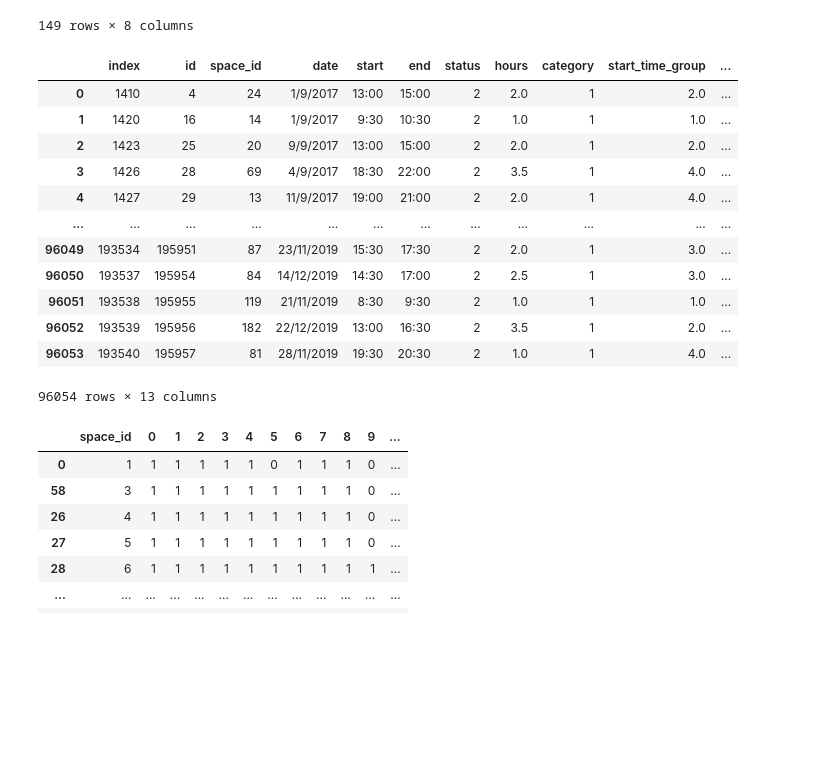
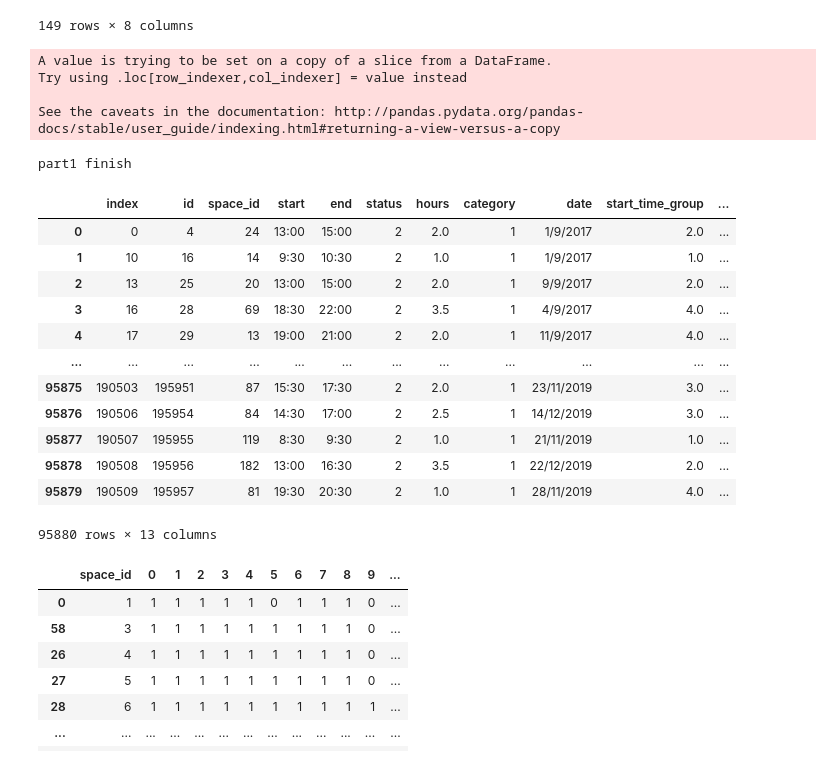
Before and after one commit to Pianochicken/NTPU_Pickone_Dynamic_Pricing, a Jupyter notebook: Data/Code/Pickone_Dynamic_Pricing.ipynb, the cells around one changed output. Saved outputs shown, nothing was run; the diff lists cells and outputs as text; code cells hidden in the pictures; blank space fills up the shorter version.

```diff
--- a/Data/Code/Pickone_Dynamic_Pricing.ipynb
+++ b/Data/Code/Pickone_Dynamic_Pricing.ipynb
@@ -159,8 +165,10 @@ data_space
 # Delete specific user_id, and add 'start_time_group', 'end_time_group','weekday','Is_holiday' as new columns
 
 #####  真實 order 訂單處理  #####
-data_order = pd.read_csv("old_new_order_origional2.csv", encoding = 'big5') #生
+data_order = pd.read_csv("orders.csv", encoding = 'big5') #若無法正確讀取原始檔，編碼方式請改為utf-8
 order_created_at = data_order[['id','created_at']]
+order_date = data_order[['id','date']]
+
 #####。刪除特定user_id(employee)
 data_order = data_order.loc[data_order['user_id'] != 1307]
 data_order = data_order.loc[data_order['user_id'] != 798]
@@ -198,7 +206,12 @@ import pytz
 data_god_account = pd.read_csv("god_account_view.csv", encoding = 'utf-8')
 
 #轉datetime
-data_god_account = data_god_account.fillna(dt.datetime(2020,1,17)) #日期為今日日期
+today = dt.datetime.now().astimezone(pytz.timezone('Asia/Taipei')).strftime("%d/%m/%Y")
+today = dt.datetime.strptime(today, "%d/%m/%Y")
+
+oneday = dt.timedelta(days=1)
+yesterday = today - oneday
+data_god_account = data_god_account.fillna(yesterday)
 
 #轉成list以抽取資料
 data_order['created_at'] = pd.to_datetime(data_order['created_at'])
@@ -222,6 +235,14 @@ for i in range(len(data_god_account)):
 last = masterDF.append(data_order, ignore_index=True)
 data_order = last.drop_duplicates(subset='id', keep=False, inplace=False)
 
+#刪除超過今天的訂單
+data_order['date']=pd.to_datetime(data_order['date'], format = '%d/%m/%Y')
+data_order = data_order[data_order['date'] <= yesterday]
+
+data_order = data_order.drop('date', axis = 1)
+data_order = pd.merge(data_order, order_date, on=['id'], how='left')
+
+print("part1 finish")
 #丟掉真實訂單中我們不需要的欄位，並且丟掉沒成立的訂單與月票訂單
 data_order = data_order.drop('user_id', axis = 1)
 data_order = data_order.drop('no', axis = 1)
@@ -250,46 +271,51 @@ timegroup4 = ['18:00','18:30','19:00','19:30','20:00','20:30','21:00','21:30','2
 for i in range(len(data_order)):
   if data_order.loc[i, 'start'] in timegroup1:
     data_order.loc[i, 'start_time_group'] = 1
   elif data_order.loc[i, 'start'] in timegroup2:
     data_order.loc[i, 'start_time_group'] = 2
   elif data_order.loc[i, 'start'] in timegroup3:
     data_order.loc[i, 'start_time_group'] = 3
   elif data_order.loc[i, 'start'] in timegroup4:
     data_order.loc[i, 'start_time_group'] = 4
   if data_order.loc[i, 'end'] in timegroup1:
     data_order.loc[i, 'end_time_group'] = 1
   elif data_order.loc[i, 'end'] in timegroup2:
     data_order.loc[i, 'end_time_group'] = 2
   elif data_order.loc[i, 'end'] in timegroup3:
     data_order.loc[i, 'end_time_group'] = 3
   elif data_order.loc[i, 'end'] in timegroup4:
     data_order.loc[i, 'end_time_group'] = 4
 
 #新增weekday跟Is_holiday
 from datetime import datetime
 for i in range(len(data_order)):
   data_order.loc[i,'weekday'] = datetime.strptime(data_order.loc[i,'date'],'%d/%m/%Y').weekday()
   data_order.loc[i,'weekday'] += 1
   if (data_order.loc[i,'weekday'] == 6 or data_order.loc[i,'weekday'] == 7):
     data_order.loc[i,'Is_holiday'] = 1
   else:
     data_order.loc[i,'Is_holiday'] = 0
 
 data_order
 # %% [output]
+A value is trying to be set on a copy of a slice from a DataFrame.
+Try using .loc[row_indexer,col_indexer] = value instead
+
+See the caveats in the documentation: http://pandas.pydata.org/pandas-docs/stable/user_guide/indexing.html#returning-a-view-versus-a-copy
+part1 finish
-|  | index | id | space_id | date | start | end | status | hours | category | start_time_group | ... |
-| 0 | 1410 | 4 | 24 | 1/9/2017 | 13:00 | 15:00 | 2 | 2.0 | 1 | 2.0 | ... |
-| 1 | 1420 | 16 | 14 | 1/9/2017 | 9:30 | 10:30 | 2 | 1.0 | 1 | 1.0 | ... |
-| 2 | 1423 | 25 | 20 | 9/9/2017 | 13:00 | 15:00 | 2 | 2.0 | 1 | 2.0 | ... |
-| 3 | 1426 | 28 | 69 | 4/9/2017 | 18:30 | 22:00 | 2 | 3.5 | 1 | 4.0 | ... |
-| 4 | 1427 | 29 | 13 | 11/9/2017 | 19:00 | 21:00 | 2 | 2.0 | 1 | 4.0 | ... |
+|  | index | id | space_id | start | end | status | hours | category | date | start_time_group | ... |
+| 0 | 0 | 4 | 24 | 13:00 | 15:00 | 2 | 2.0 | 1 | 1/9/2017 | 2.0 | ... |
+| 1 | 10 | 16 | 14 | 9:30 | 10:30 | 2 | 1.0 | 1 | 1/9/2017 | 1.0 | ... |
+| 2 | 13 | 25 | 20 | 13:00 | 15:00 | 2 | 2.0 | 1 | 9/9/2017 | 2.0 | ... |
+| 3 | 16 | 28 | 69 | 18:30 | 22:00 | 2 | 3.5 | 1 | 4/9/2017 | 4.0 | ... |
+| 4 | 17 | 29 | 13 | 19:00 | 21:00 | 2 | 2.0 | 1 | 11/9/2017 | 4.0 | ... |
 | ... | ... | ... | ... | ... | ... | ... | ... | ... | ... | ... | ... |
-| 96049 | 193534 | 195951 | 87 | 23/11/2019 | 15:30 | 17:30 | 2 | 2.0 | 1 | 3.0 | ... |
-| 96050 | 193537 | 195954 | 84 | 14/12/2019 | 14:30 | 17:00 | 2 | 2.5 | 1 | 3.0 | ... |
-| 96051 | 193538 | 195955 | 119 | 21/11/2019 | 8:30 | 9:30 | 2 | 1.0 | 1 | 1.0 | ... |
-| 96052 | 193539 | 195956 | 182 | 22/12/2019 | 13:00 | 16:30 | 2 | 3.5 | 1 | 2.0 | ... |
-| 96053 | 193540 | 195957 | 81 | 28/11/2019 | 19:30 | 20:30 | 2 | 1.0 | 1 | 4.0 | ... |
+| 95875 | 190503 | 195951 | 87 | 15:30 | 17:30 | 2 | 2.0 | 1 | 23/11/2019 | 3.0 | ... |
+| 95876 | 190506 | 195954 | 84 | 14:30 | 17:00 | 2 | 2.5 | 1 | 14/12/2019 | 3.0 | ... |
+| 95877 | 190507 | 195955 | 119 | 8:30 | 9:30 | 2 | 1.0 | 1 | 21/11/2019 | 1.0 | ... |
+| 95878 | 190508 | 195956 | 182 | 13:00 | 16:30 | 2 | 3.5 | 1 | 22/12/2019 | 2.0 | ... |
+| 95879 | 190509 | 195957 | 81 | 19:30 | 20:30 | 2 | 1.0 | 1 | 28/11/2019 | 4.0 | ... |
-96054 rows × 13 columns
+95880 rows × 13 columns
 # %%
 # Transpose 'space_device'
 
```
Also changed, not shown: parts of 26 cells of this notebook, 17 other files.
